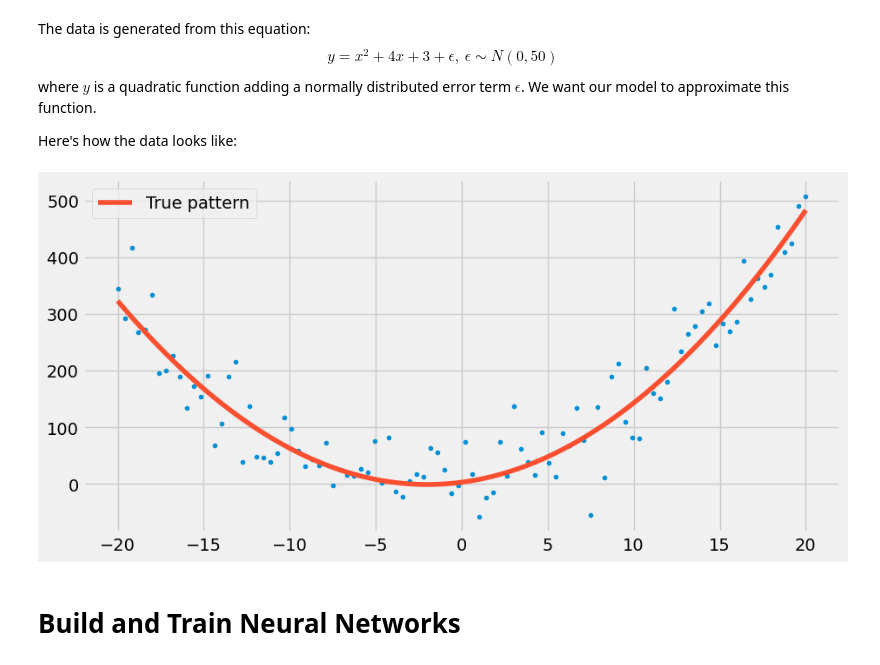
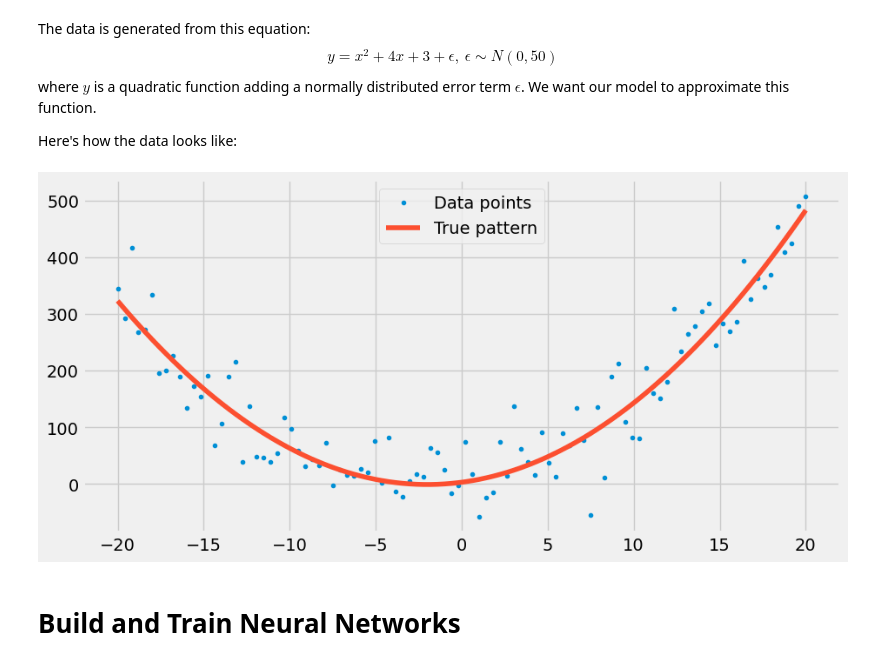
Before and after one commit to peiyiHung/mywebsite, a Jupyter notebook: _notebooks/2020-12-16-Why do we need nonlinear activation function?.ipynb, the cells around one changed output. Saved outputs shown, nothing was run; the diff lists cells and outputs as text; code cells hidden in the pictures.

```diff
--- a/_notebooks/2020-12-16-Why do we need nonlinear activation function?.ipynb
+++ b/_notebooks/2020-12-16-Why do we need nonlinear activation function?.ipynb
@@ -41,14 +41,14 @@ Here's how the data looks like:
 # %%
 np.random.seed(5)
 x = np.linspace(-20, 20, 100) # independent variable
 y = x**2 + 4*x + 3 + np.random.randn(100)*50 # dependent variable
 
 plt.figure(dpi=100)
-plt.plot(x, y, ".")
+plt.plot(x, y, ".", label="Data points")
 plt.plot(x, 3 + x**2 + 4*x, "-", label="True pattern")
-plt.legend();
+plt.legend(loc="upper center");
 # %% [output]
-[figure, old version]
+[figure, new version]
 # %% [markdown]
 # Build and Train Neural Networks
 # %% [markdown]
```
Also changed, not shown: parts of 3 cells of this notebook.
